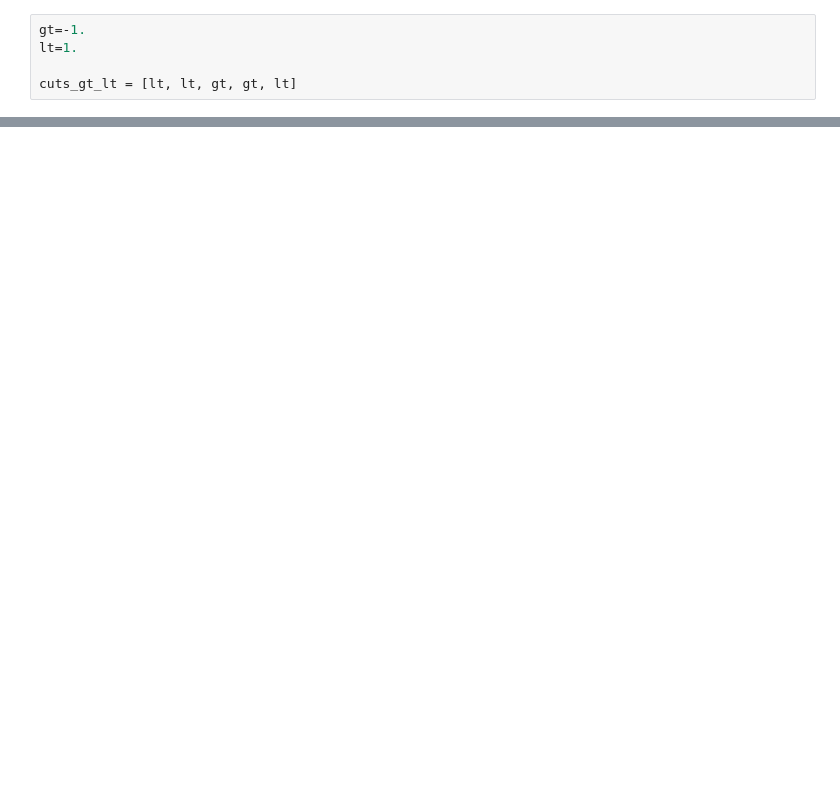
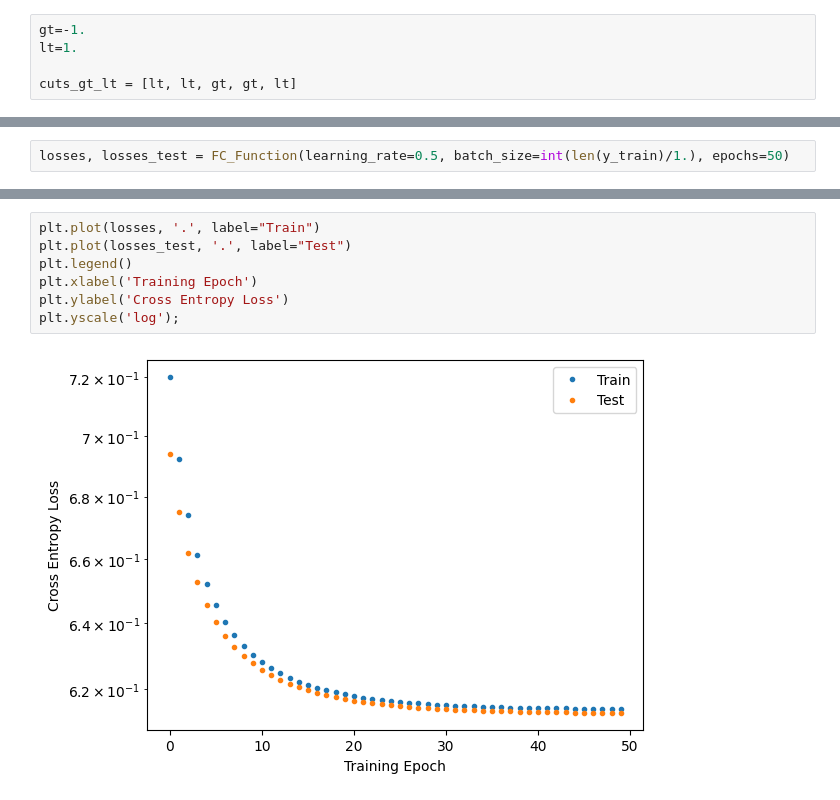
Before and after one commit to scipp-atlas/cabin-notebooks, a Jupyter notebook: LCU_SUSY_with_pandas.ipynb, the cells around one changed output, grey strips where cells are left out. Cells and saved outputs as stored; diff of their text form; blank space fills up the shorter version.

```diff
--- a/LCU_SUSY_with_pandas.ipynb
+++ b/LCU_SUSY_with_pandas.ipynb
@@ -237,0 +344,2 @@ LCU.plot_classifier_output(y_train, y_pred_train, y_test, y_pred_test, nbins=20,
+# %%
+losses, losses_test = FC_Function(learning_rate=0.5, batch_size=int(len(y_train)/1.), epochs=50)
@@ -237,0 +364,9 @@ LCU.plot_classifier_output(y_train, y_pred_train, y_test, y_pred_test, nbins=20,
+# %%
+plt.plot(losses, '.', label="Train")
+plt.plot(losses_test, '.', label="Test")
+plt.legend()
+plt.xlabel('Training Epoch')
+plt.ylabel('Cross Entropy Loss')
+plt.yscale('log');
+# %% [output]
+[figure, added]
```
Also changed, not shown: parts of 12 cells of this notebook.
